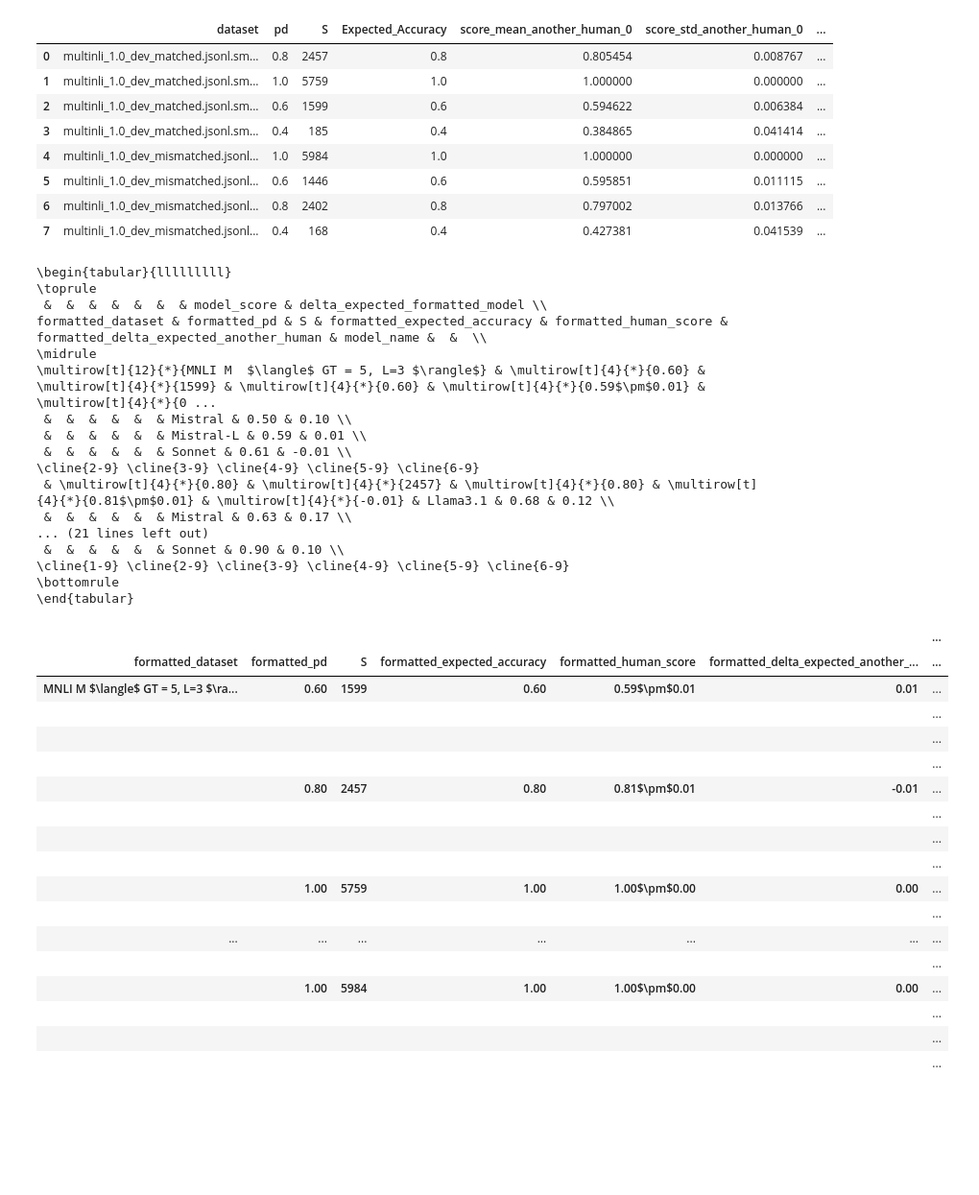
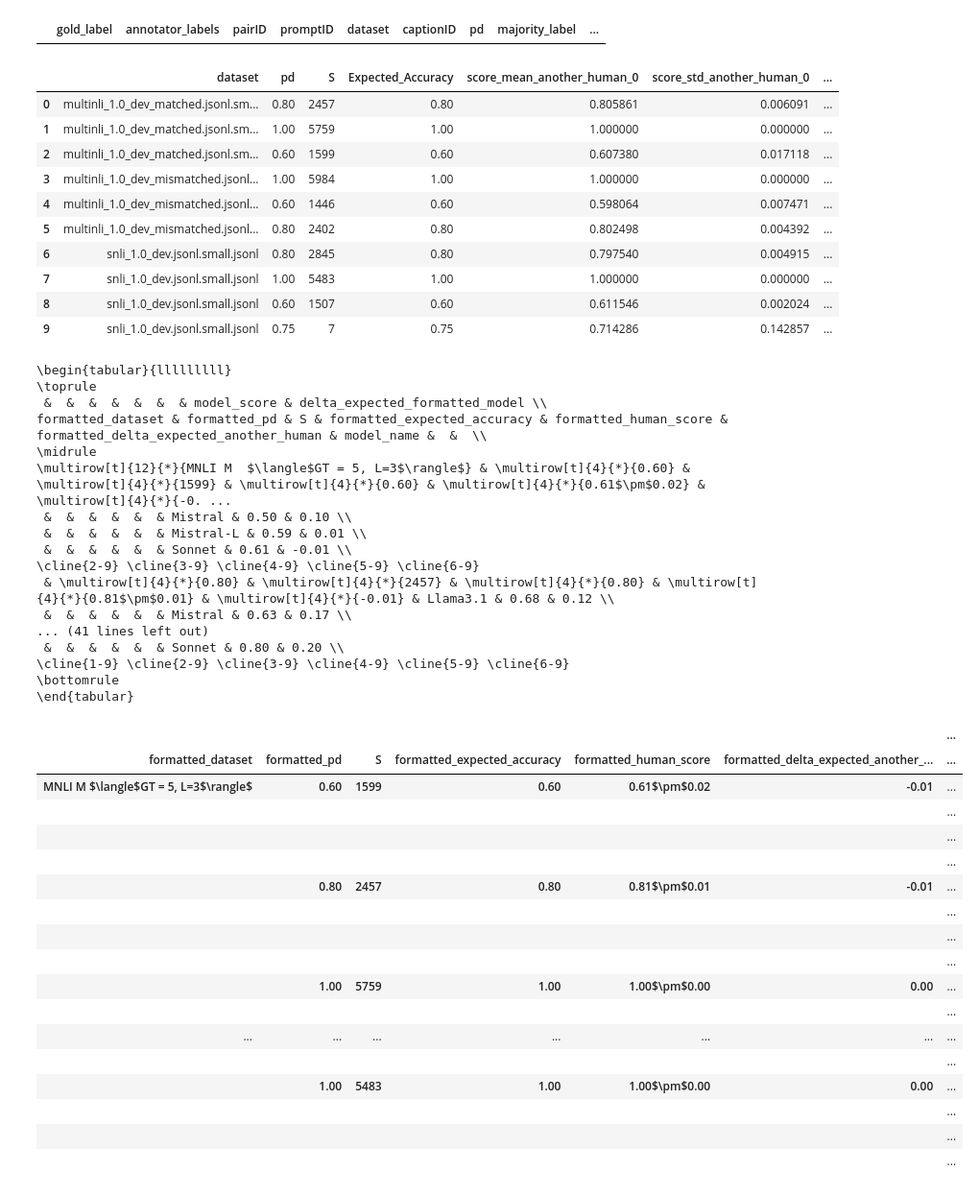
Before and after one commit to elangovana/uncertainty-paper-code, a Jupyter notebook: notebooks/mnli_analysis.ipynb, the cells around one changed output. Shown at 96% size. Drawn from its saved outputs; the diff is of its cells as text; code cells hidden in the pictures; blank space fills up the shorter version.

```diff
--- a/notebooks/mnli_analysis.ipynb
+++ b/notebooks/mnli_analysis.ipynb
@@ -1,6 +1,7 @@
 # %%
 data_files = ["../datasets/mnli/multinli_1.0_dev_matched.jsonl.small.jsonl",
               "../datasets/mnli/multinli_1.0_dev_mismatched.jsonl.small.jsonl",
+              "../datasets/mnli/snli_1.0_dev.jsonl.small.jsonl"
               ]
 
 models_score_jsons_path =  "../temp/mnli/all_scores.json"
@@ -15,7 +16,11 @@ def load(datasets):
         df["dataset"] = l.split("/")[-1]
         result.append(df)
 
-    return pd.concat(result)
+    df = pd.concat(result)
+
+    # Remove invalid values
+    df = df[df["gold_label"].isin(["entailment", "neutral", "contradiction"])].copy()
+    return df
 
 
 df = load(data_files)
@@ -76,10 +81,16 @@ pd
 Name: count, dtype: int64
+# %%
+df.query("pd == 0.5")
+# %% [output]
+|  | gold_label | annotator_labels | pairID | promptID | dataset | captionID | pd | majority_label | ... |
 # %%
 from sklearn.metrics import accuracy_score
 import statistics
 
 
 def accuracy_by_pd(df, another_human_label_columns, majority_label="majority_label"):
+    df = df.query("pd > 0.4").copy()
+
     items_dataset = df["dataset"].unique()
     result = []
     # For each dataset
@@ -114,14 +125,16 @@ scores_df = accuracy_by_pd(df, [l for l in list(df.columns) if l.startswith("ano
 scores_df
 # %% [output]
 |  | dataset | pd | S | Expected_Accuracy | score_mean_another_human_0 | score_std_another_human_0 | ... |
-| 0 | multinli_1.0_dev_matched.jsonl.sm... | 0.8 | 2457 | 0.8 | 0.805454 | 0.008767 | ... |
-| 1 | multinli_1.0_dev_matched.jsonl.sm... | 1.0 | 5759 | 1.0 | 1.000000 | 0.000000 | ... |
-| 2 | multinli_1.0_dev_matched.jsonl.sm... | 0.6 | 1599 | 0.6 | 0.594622 | 0.006384 | ... |
-| 3 | multinli_1.0_dev_matched.jsonl.sm... | 0.4 | 185 | 0.4 | 0.384865 | 0.041414 | ... |
-| 4 | multinli_1.0_dev_mismatched.jsonl... | 1.0 | 5984 | 1.0 | 1.000000 | 0.000000 | ... |
-| 5 | multinli_1.0_dev_mismatched.jsonl... | 0.6 | 1446 | 0.6 | 0.595851 | 0.011115 | ... |
-| 6 | multinli_1.0_dev_mismatched.jsonl... | 0.8 | 2402 | 0.8 | 0.797002 | 0.013766 | ... |
-| 7 | multinli_1.0_dev_mismatched.jsonl... | 0.4 | 168 | 0.4 | 0.427381 | 0.041539 | ... |
+| 0 | multinli_1.0_dev_matched.jsonl.sm... | 0.80 | 2457 | 0.80 | 0.805861 | 0.006091 | ... |
+| 1 | multinli_1.0_dev_matched.jsonl.sm... | 1.00 | 5759 | 1.00 | 1.000000 | 0.000000 | ... |
+| 2 | multinli_1.0_dev_matched.jsonl.sm... | 0.60 | 1599 | 0.60 | 0.607380 | 0.017118 | ... |
+| 3 | multinli_1.0_dev_mismatched.jsonl... | 1.00 | 5984 | 1.00 | 1.000000 | 0.000000 | ... |
+| 4 | multinli_1.0_dev_mismatched.jsonl... | 0.60 | 1446 | 0.60 | 0.598064 | 0.007471 | ... |
+| 5 | multinli_1.0_dev_mismatched.jsonl... | 0.80 | 2402 | 0.80 | 0.802498 | 0.004392 | ... |
+| 6 | snli_1.0_dev.jsonl.small.jsonl | 0.80 | 2845 | 0.80 | 0.797540 | 0.004915 | ... |
+| 7 | snli_1.0_dev.jsonl.small.jsonl | 1.00 | 5483 | 1.00 | 1.000000 | 0.000000 | ... |
+| 8 | snli_1.0_dev.jsonl.small.jsonl | 0.60 | 1507 | 0.60 | 0.611546 | 0.002024 | ... |
+| 9 | snli_1.0_dev.jsonl.small.jsonl | 0.75 | 7 | 0.75 | 0.714286 | 0.142857 | ... |
 # %%
 import json
 
@@ -140,8 +153,9 @@ def format_latex(df, models_score_jsons_path):
 
 
     dataset_name_dict = {
-        "multinli_1.0_dev_matched.jsonl.small.jsonl": "MNLI M  $\\langle$ GT = 5, L=3 $\\rangle$",
-        "multinli_1.0_dev_mismatched.jsonl.small.jsonl": "MNLI MM $\\langle$ GT = 5, L=3 $\\rangle$"
+        "multinli_1.0_dev_matched.jsonl.small.jsonl": "MNLI M  $\\langle$GT = 5, L=3$\\rangle$",
+        "multinli_1.0_dev_mismatched.jsonl.small.jsonl": "MNLI MM $\\langle$GT = 5, L=3$\\rangle$",
+        "snli_1.0_dev.jsonl.small.jsonl": "SNLI MM $\\langle GT$ $\\in \\{5, 7\\}$, L=3$\\rangle$"
     }
     df["formatted_human_score"] = df.apply(
         lambda x: f"{x['score_mean_another_human_0']:.2f}$\\pm${x['score_std_another_human_0']:.2f}", axis=1)
@@ -159,43 +173,41 @@ def format_latex(df, models_score_jsons_path):
         df[model_col_name] =df[f"raw_{model_col_name}"].apply(lambda x: f"{float(x):.2f}")
         model_related_cols.append(model_col_name)
 
-        #model_related_cols.append(f"delta_expected_{model}")
-    # Pd 0.4 is removed in mnli/snli
-    df = df.query("pd > 0.4").copy()
+
     df_new = df.melt(id_vars=["formatted_dataset", "formatted_pd", "S","Expected_Accuracy", "formatted_expected_accuracy","formatted_human_score", "formatted_delta_expected_another_human"], value_vars=model_related_cols, var_name="model_name", value_name="model_score")
 
     df_new[f"delta_expected_formatted_model"] = df_new.apply(lambda x: "{:.2f}".format( x['Expected_Accuracy'] -float( x["model_score"])), axis=1)
 
     df_new = df_new.set_index(["formatted_dataset", "formatted_pd", "S", "formatted_expected_accuracy", "formatted_human_score", "formatted_delta_expected_another_human", "model_name"])
     df_new = df_new.sort_values(by=["formatted_dataset", "formatted_pd",  "model_name"])
 
     return df_new[[ "model_score", "delta_expected_formatted_model"]]
 
 
 print(format_latex(scores_df, models_score_jsons_path).to_latex(index=True))
 
 format_latex(scores_df, models_score_jsons_path)
 # %% [output]
 \begin{tabular}{lllllllll}
 \toprule
  &  &  &  &  &  &  & model_score & delta_expected_formatted_model \\
 formatted_dataset & formatted_pd & S & formatted_expected_accuracy & formatted_human_score & formatted_delta_expected_another_human & model_name &  &  \\
 \midrule
-\multirow[t]{12}{*}{MNLI M  $\langle$ GT = 5, L=3 $\rangle$} & \multirow[t]{4}{*}{0.60} & \multirow[t]{4}{*}{1599} & \multirow[t]{4}{*}{0.60} & \multirow[t]{4}{*}{0.59$\pm$0.01} & \multirow[t]{4}{*}{0 ...
+\multirow[t]{12}{*}{MNLI M  $\langle$GT = 5, L=3$\rangle$} & \multirow[t]{4}{*}{0.60} & \multirow[t]{4}{*}{1599} & \multirow[t]{4}{*}{0.60} & \multirow[t]{4}{*}{0.61$\pm$0.02} & \multirow[t]{4}{*}{-0. ...
  &  &  &  &  &  & Mistral & 0.50 & 0.10 \\
  &  &  &  &  &  & Mistral-L & 0.59 & 0.01 \\
  &  &  &  &  &  & Sonnet & 0.61 & -0.01 \\
 \cline{2-9} \cline{3-9} \cline{4-9} \cline{5-9} \cline{6-9}
  & \multirow[t]{4}{*}{0.80} & \multirow[t]{4}{*}{2457} & \multirow[t]{4}{*}{0.80} & \multirow[t]{4}{*}{0.81$\pm$0.01} & \multirow[t]{4}{*}{-0.01} & Llama3.1 & 0.68 & 0.12 \\
  &  &  &  &  &  & Mistral & 0.63 & 0.17 \\
-... (21 lines left out)
- &  &  &  &  &  & Sonnet & 0.90 & 0.10 \\
+... (41 lines left out)
+ &  &  &  &  &  & Sonnet & 0.80 & 0.20 \\
 \cline{1-9} \cline{2-9} \cline{3-9} \cline{4-9} \cline{5-9} \cline{6-9}
 \bottomrule
 \end{tabular}
 |  |  |  |  |  |  | ... |
 | formatted_dataset | formatted_pd | S | formatted_expected_accuracy | formatted_human_score | formatted_delta_expected_another_... | ... |
-| MNLI M $\langle$ GT = 5, L=3 $\ra... | 0.60 | 1599 | 0.60 | 0.59$\pm$0.01 | 0.01 | ... |
+| MNLI M $\langle$GT = 5, L=3$\rangle$ | 0.60 | 1599 | 0.60 | 0.61$\pm$0.02 | -0.01 | ... |
 |  |  |  |  |  |  | ... |
 |  |  |  |  |  |  | ... |
 |  |  |  |  |  |  | ... |
@@ -207,7 +219,7 @@ formatted_dataset & formatted_pd & S & formatted_expected_accuracy & formatted_h
 |  |  |  |  |  |  | ... |
 | ... | ... | ... | ... | ... | ... | ... |
 |  |  |  |  |  |  | ... |
-|  | 1.00 | 5984 | 1.00 | 1.00$\pm$0.00 | 0.00 | ... |
+|  | 1.00 | 5483 | 1.00 | 1.00$\pm$0.00 | 0.00 | ... |
 |  |  |  |  |  |  | ... |
 |  |  |  |  |  |  | ... |
 |  |  |  |  |  |  | ... |
```
Also changed, not shown: parts of 4 cells of this notebook, 2 other files.
